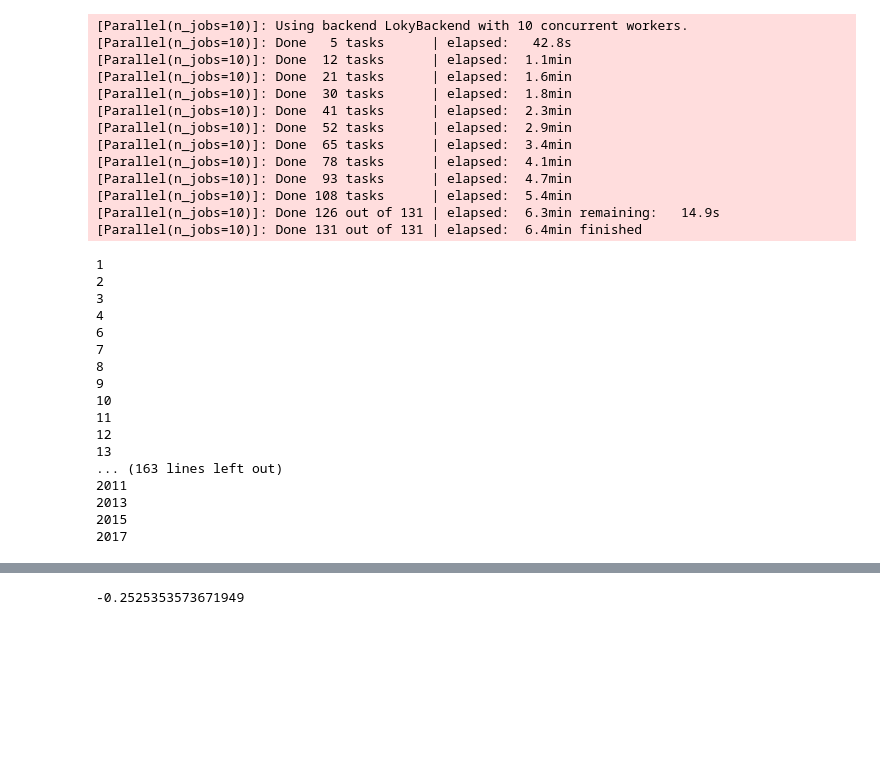
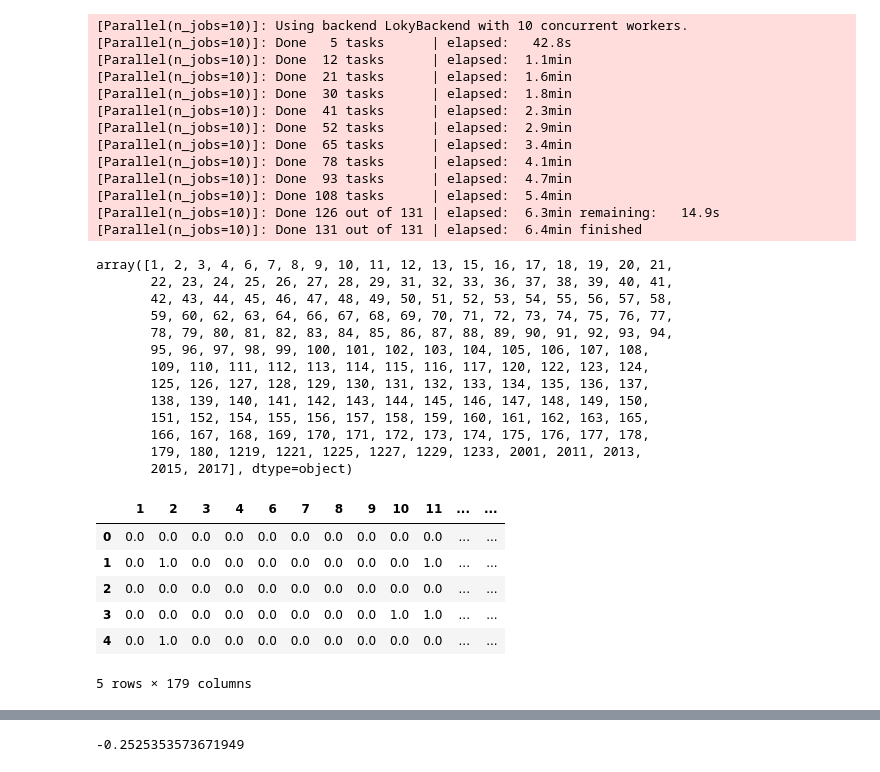
Before and after one commit to Raelag0112/Project-Brain, a Jupyter notebook: lesymap/test.ipynb, the cells around one changed output, grey strips where cells are left out. Saved outputs shown, nothing was run; the diff lists cells and outputs as text; code cells hidden in the pictures; blank space fills up the shorter version.

```diff
--- a/lesymap/test.ipynb
+++ b/lesymap/test.ipynb
@@ -23,24 +23,20 @@ X = build_lesion_dataset()
 X_culled = cull_dataset(X, threshold=True)
 
 np.array(list(X_culled.iteritems()))[:, 0]
-for i in np.array(list(X_culled.iteritems()))[:, 0]:
+#for i in np.array(list(X_culled.iteritems()))[:, 0]:
 
-    print(i)
+    #print(i)
 # %% [output]
-1
-2
-3
-4
-6
-7
-8
-9
-10
-11
-12
-13
-... (163 lines left out)
-2011
-2013
-2015
-2017
+array([1, 2, 3, 4, 6, 7, 8, 9, 10, 11, 12, 13, 15, 16, 17, 18, 19, 20, 21,
+       22, 23, 24, 25, 26, 27, 28, 29, 31, 32, 33, 36, 37, 38, 39, 40, 41,
+       42, 43, 44, 45, 46, 47, 48, 49, 50, 51, 52, 53, 54, 55, 56, 57, 58,
+       59, 60, 62, 63, 64, 66, 67, 68, 69, 70, 71, 72, 73, 74, 75, 76, 77,
+       78, 79, 80, 81, 82, 83, 84, 85, 86, 87, 88, 89, 90, 91, 92, 93, 94,
+       95, 96, 97, 98, 99, 100, 101, 102, 103, 104, 105, 106, 107, 108,
+       109, 110, 111, 112, 113, 114, 115, 116, 117, 120, 122, 123, 124,
+       125, 126, 127, 128, 129, 130, 131, 132, 133, 134, 135, 136, 137,
+       138, 139, 140, 141, 142, 143, 144, 145, 146, 147, 148, 149, 150,
+       151, 152, 154, 155, 156, 157, 158, 159, 160, 161, 162, 163, 165,
+       166, 167, 168, 169, 170, 171, 172, 173, 174, 175, 176, 177, 178,
+       179, 180, 1219, 1221, 1225, 1227, 1229, 1233, 2001, 2011, 2013,
+       2015, 2017], dtype=object)
@@ -46,0 +47,10 @@ for i in np.array(list(X_culled.iteritems()))[:, 0]:
+# %%
+X_culled.head()
+# %% [output]
+|  | 1 | 2 | 3 | 4 | 6 | 7 | 8 | 9 | 10 | 11 | ... | ... |
+| 0 | 0.0 | 0.0 | 0.0 | 0.0 | 0.0 | 0.0 | 0.0 | 0.0 | 0.0 | 0.0 | ... | ... |
+| 1 | 0.0 | 1.0 | 0.0 | 0.0 | 0.0 | 0.0 | 0.0 | 0.0 | 0.0 | 1.0 | ... | ... |
+| 2 | 0.0 | 0.0 | 0.0 | 0.0 | 0.0 | 0.0 | 0.0 | 0.0 | 0.0 | 0.0 | ... | ... |
+| 3 | 0.0 | 0.0 | 0.0 | 0.0 | 0.0 | 0.0 | 0.0 | 0.0 | 1.0 | 1.0 | ... | ... |
+| 4 | 0.0 | 1.0 | 0.0 | 0.0 | 0.0 | 0.0 | 0.0 | 0.0 | 0.0 | 0.0 | ... | ... |
+5 rows × 179 columns
```
Also changed, not shown: parts of 4 cells of this notebook, 1 other file.
